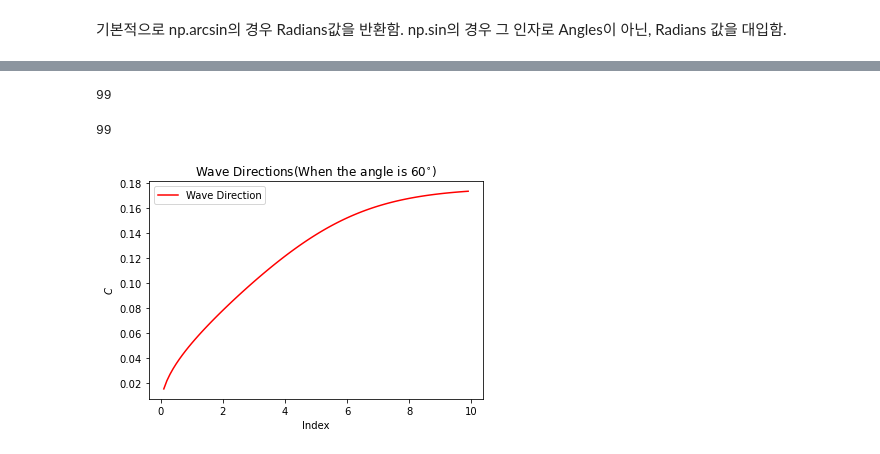
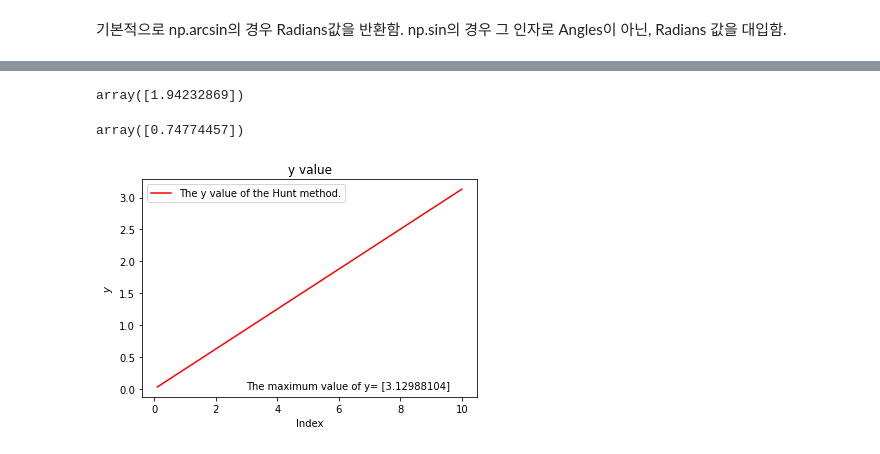
Before and after one commit to enfycius/Coastal-Engineering, a Jupyter notebook: Assign-3.ipynb, the cells around one changed output, grey strips where cells are left out. Cells and saved outputs as stored; diff of their text form; code cells hidden in the pictures.

```diff
--- a/Assign-3.ipynb
+++ b/Assign-3.ipynb
@@ -520,0 +1038,33 @@ X
+# %%
+for i in range(0, 99):
+    h1 = round(10 - (1/10)*(i+1), 2)
+    k_init = sqr_sigma / (g * math.sqrt(np.tanh(sqr_sigma / g * h1)))
+    k2 = abs(bisection_method(k_init, sqr_sigma, h1))
+    C2 = sigma / k2
+    print(C2)
+    a2_bisection = np.arcsin(C2 / C1 * np.sin([init_angle * np.pi / 180]))
+    y = sqr_sigma*h1/g
+    hunt_y_60.append(y)
+
+    dny = 0
+
+    for j in range(0, len(d)):
+        dny += d[j] * (y ** (j+1))
+
+    k1 = math.sqrt(((y) ** 2 + ((y) / (1 + dny))) / (h1 ** 2))
+    C2_Hunt = sigma / k1
+    C2_Eckart = sigma / k_init
+    a2_hunt = np.arcsin(C2_Hunt / C1 * np.sin([init_angle * np.pi / 180]))
+    a2_eckart = np.arcsin(C2_Eckart / C1 * np.sin([init_angle * np.pi / 180]))
+
+    hunt_k.append(k1)
+    eckart_k.append(k_init)
+    bisection_k.append(k2)
+    h.append(h1)
+    angle_bisection.append(a2_bisection)
+    angle_eckart.append(a2_eckart)
+    angle_hunt.append(a2_hunt)
+
+    tanv_bisection.append(np.tan(a2_bisection))
+    tanv_eckart.append(np.tan(a2_eckart))
+    tanv_hunt.append(np.tan(a2_hunt))
@@ -556,8 +1477,0 @@ Y
-# %%
-len(X)
-# %% [output]
-99
-# %%
-len(Y)
-# %% [output]
-99
@@ -564,20 +1481,34 @@ len(Y)
+# %%
+mean_abs_Eckart_angle * 100
+# %% [output]
+array([1.94232869])
+# %%
+mean_abs_Hunt_angle * 100
+# %% [output]
+array([0.74774457])
 # %%
 import matplotlib.pyplot as plt
 import numpy as np
 import math
 
 # Plotting both the curves simultaneously
-plt.plot(X, Y, color='r', label='Wave Direction')
+plt.plot(h, hunt_y_30, color='r', label='The y value of the Hunt method.')
 
 # Naming the x-axis, y-axis and the whole graph
 plt.xlabel("Index")
-plt.ylabel("$C$")
-plt.title("Wave Directions(When the angle is $60^{\circ}$)")
+plt.ylabel("$y$")
+plt.title("y value")
+
+ymax = max(hunt_y_30)
+
+s = 'The maximum value of y= ' + str(ymax) + ' '
+
+plt.annotate(s, (3, 0))
 
 # Adding legend, which helps us recognize the curve according to it's color
 plt.legend()
 
 # To load the display window
 plt.show()
 # %% [output]
-[figure, old version]
+[figure, new version]
```
Also changed, not shown: parts of 196 cells of this notebook.
